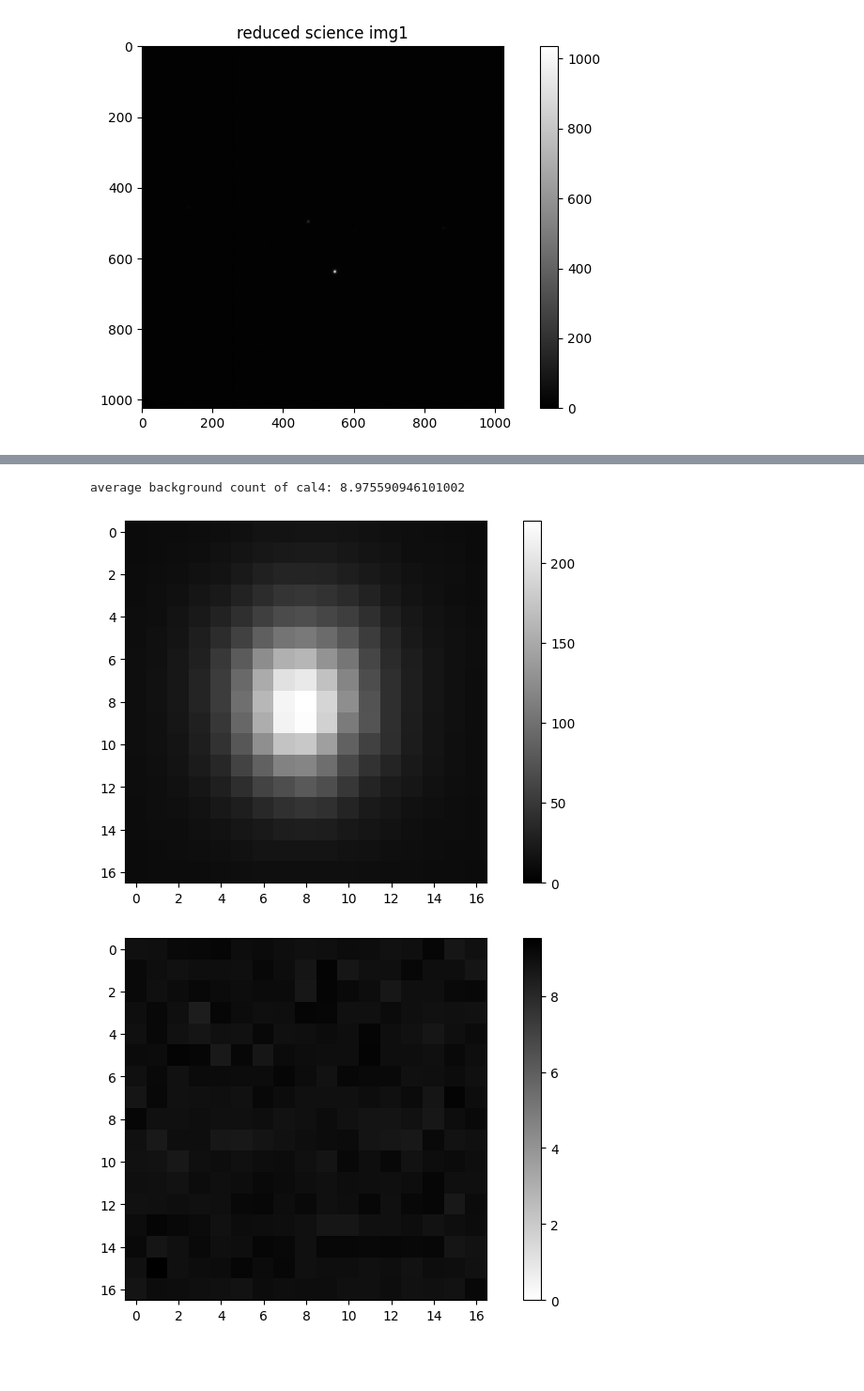
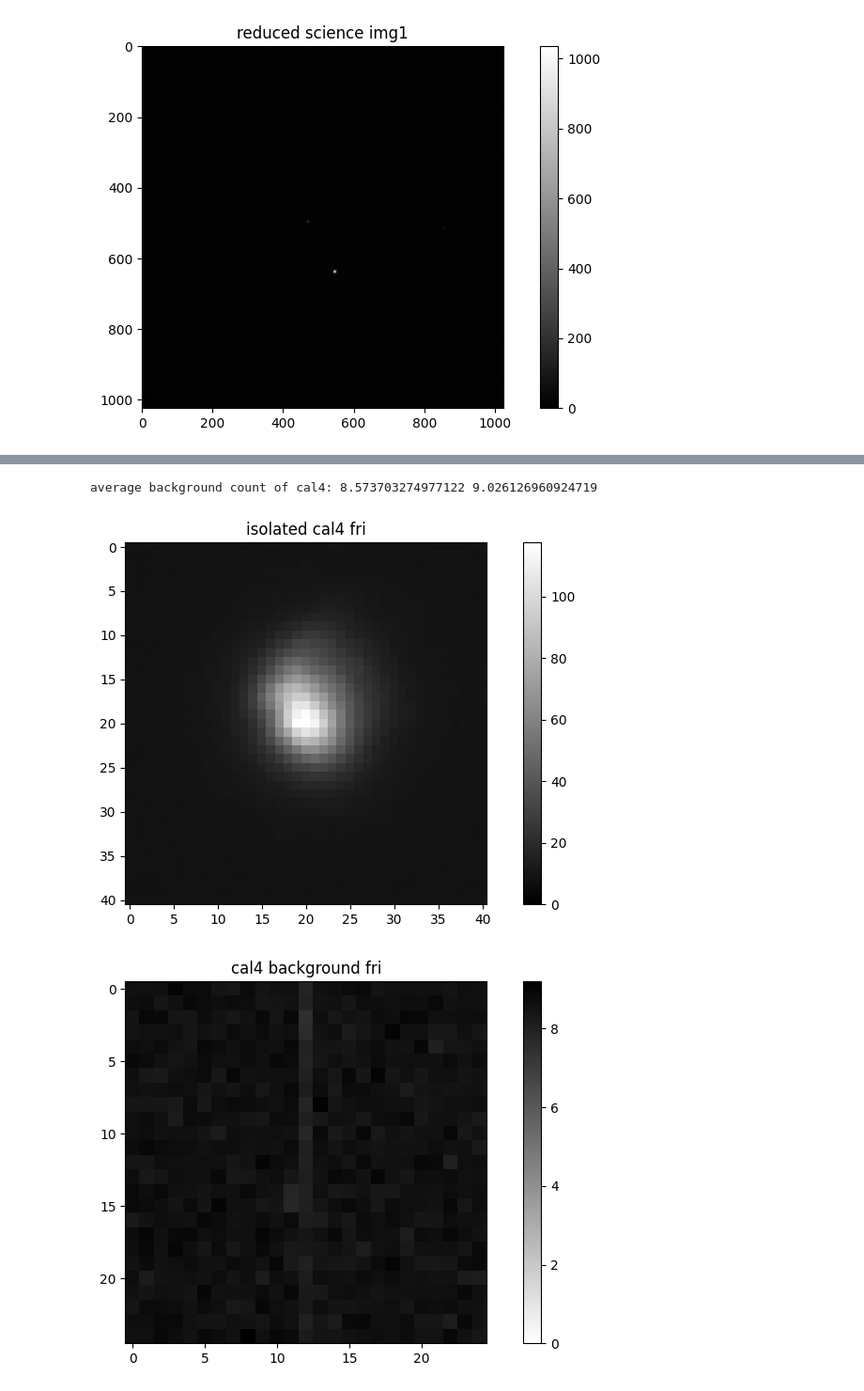
Before and after one commit to lucamenotti/astr136_lab, a Jupyter notebook: lab1_astr136.ipynb, the cells around one changed output, grey strips where cells are left out. Shown at 94% size. Drawn from its saved outputs; the diff is of its cells as text; code cells hidden in the pictures; blank space fills up the shorter version.

```diff
--- a/lab1_astr136.ipynb
+++ b/lab1_astr136.ipynb
@@ -68,5 +81,5 @@ for i in cal4_raw_path:
         cal4_header.append(hdul[0].header)
         cal4_raw.append(hdul[0].data)
     index = index+1
-    if index > 4:
+    if index > 9:
         break
@@ -73,11 +90,15 @@ for i in cal4_raw_path:
 # %%
 # opening all reduced science images, adding to list
+science_reduced =[]
 with fits.open(science_reduced_list[0]) as hdul:
-    science_reduced=hdul[0].data
+    science_reduced.append(hdul[0].data)
+with fits.open(science_reduced_list[1]) as hdul:
+    science_reduced.append(hdul[0].data)
 
 # "zooming in" on the object we are interested in
 j1122 = []
 for i in science_reduced:
-    j1122.append(i[400:600, 400:600])
+    for j in i:
+        j1122.append(j[400:600, 400:600])
 # %%
 plt.figure("master bias", figsize=(10,5))
@@ -175,5 +220,5 @@ def get_background(array, R, d):
     # locating star to base background off of
     i, j = find_max_location(array)
     # adding manual offset from star to get background
-    j = i + d
+    i = i - d
     return(slice_array(array, (i,j), R))
@@ -216,24 +288,43 @@ cal_dust_ext = 0.173
 m_dust_ext= 0.08
 # %%
 # printing sliced images
-cal4_isolated = get_star(cal4, 8)
-plt.figure("isolated cal4", figsize=(10,5))
-plt.imshow(cal4_isolated, cmap="grey", vmin=0, vmax=np.max(cal4_isolated))
+cal4_isolated = []
+cal4_isolated.append(get_star(cal4[0][400:600, 400:600], 20))
+cal4_isolated.append(get_star(cal4[1], 20))
+plt.figure("isolated cal4 fri", figsize=(10,5))
+plt.title("isolated cal4 fri")
+plt.imshow(cal4_isolated[0], cmap="grey", vmin=0, vmax=np.max(cal4_isolated[0]))
 plt.colorbar()
 
-cal4_background = get_background(cal4, 8, 10)
-plt.figure("cal4 background", figsize=(10,5))
-plt.imshow(cal4_background, cmap="grey_r", vmin=0) #, vmax=np.max(cal4_isolated)), toggle this if you want to see what background looks like in comparison. cmap is reversed grey so darker is brighter
+cal4_background = []
+cal4_background.append(get_background(cal4[0], 12, 15))
+cal4_background.append(get_background(cal4[1], 12, 30))
+plt.figure("cal4 background fri", figsize=(10,5))
+plt.title("cal4 background fri")
+plt.imshow(cal4_background[0], cmap="grey_r", vmin=0) #, vmax=np.max(cal4_isolated)), toggle this if you want to see what background looks like in comparison. cmap is reversed grey so darker is brighter
 plt.colorbar()
 
-plt.figure("cal4 background counts", figsize=(10,5))
-plt.hist(np.ravel(cal4_background))
-plt.title("cal4 local background")
+plt.figure("isolated cal4 sat", figsize=(10,5))
+plt.title("isolated cal4 sat")
+plt.imshow(cal4_isolated[1], cmap="grey", vmin=0, vmax=np.max(cal4_isolated[1]))
+plt.colorbar()
+
+plt.figure("cal4 background sat", figsize=(10,5))
+plt.title("cal4 background sat")
+plt.imshow(cal4_background[1], cmap="grey_r", vmin=0) #, vmax=np.max(cal4_isolated)), toggle this if you want to see what background looks like in comparison. cmap is reversed grey so darker is brighter
+plt.colorbar()
+
+cal4_ravel = np.ravel(np.concatenate((cal4_background[0], cal4_background[1])))
+plt.figure("cal4 combined background counts", figsize=(10,5))
+plt.hist(cal4_ravel)
+plt.title("cal4 combined background counts")
 plt.show
 
-zp_background = np.mean(cal4_background)
-print("average background count of cal4:", zp_background) # using mean since no outliers
+zp_background=[]
+zp_background.append(np.mean(cal4_background[0]))
+zp_background.append(np.mean(cal4_background[1]))
+print("average background count of cal4:", zp_background[0], zp_background[1]) # using mean since no outliers
 # %% [output]
-average background count of cal4: 8.975590946101002
+average background count of cal4: 8.573703274977122 9.026126960924719
-[figure, old version]
+[figure, new version]
-[figure, old version]
+[figure, new version]
```
Also changed, not shown: parts of 25 cells of this notebook.
